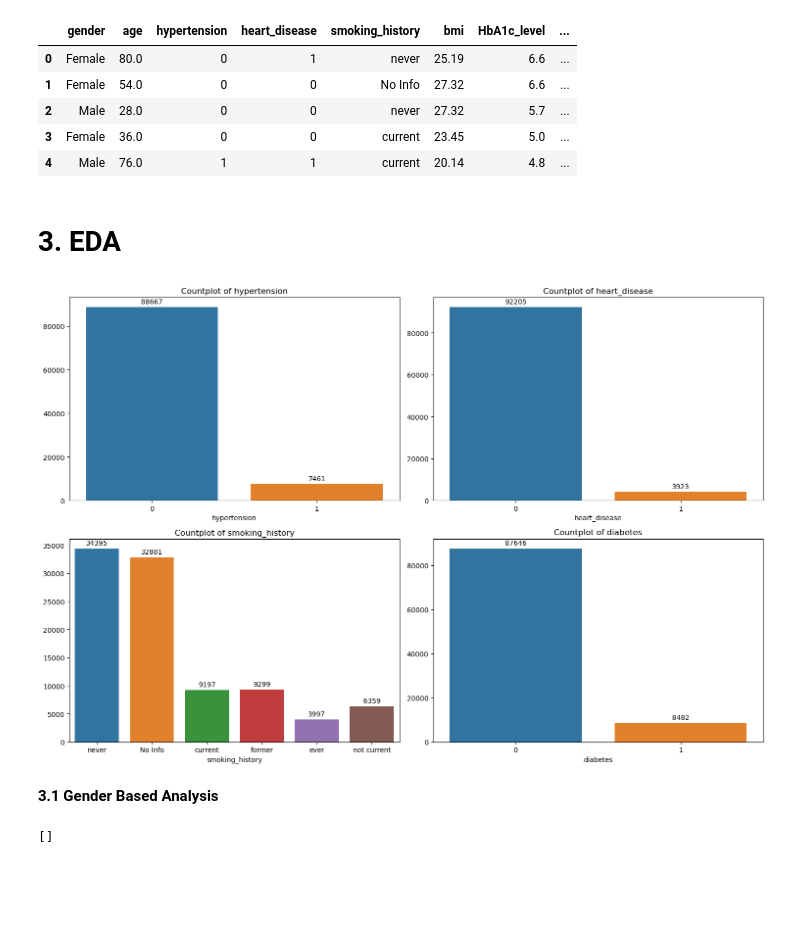
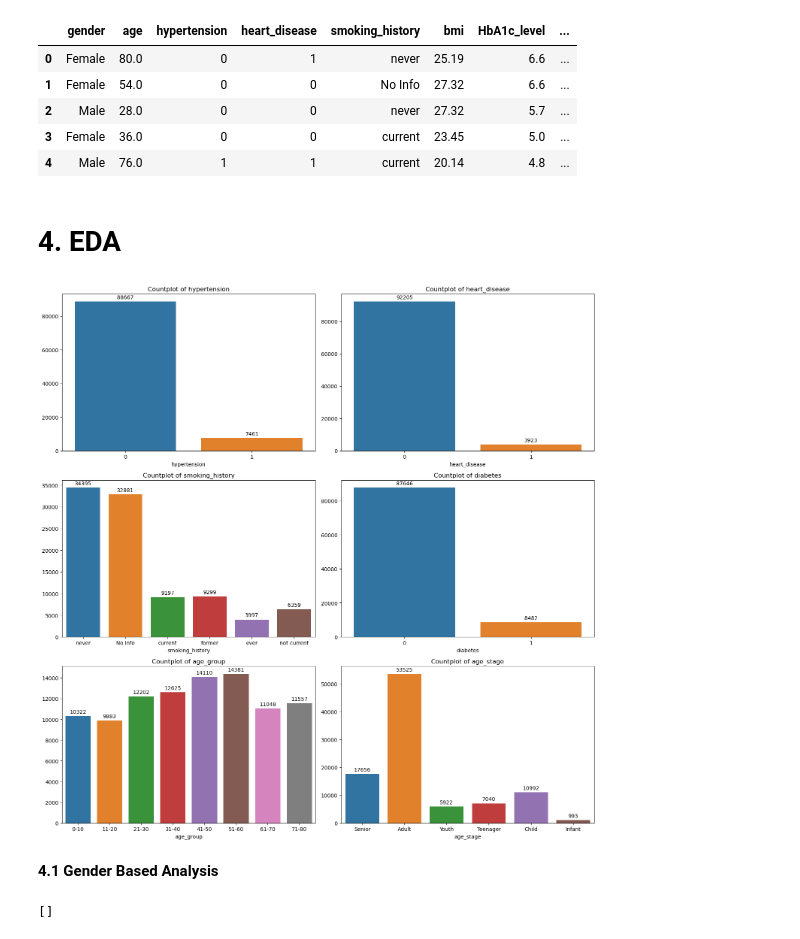
Before and after one commit to iktiyar/Practice-Project, a Jupyter notebook: Diabetes Prediction.ipynb, the cells around one changed output. Drawn from its saved outputs; the diff is of its cells as text; code cells hidden in the pictures; blank space fills up the shorter version.

```diff
--- a/Diabetes Prediction.ipynb
+++ b/Diabetes Prediction.ipynb
@@ -104,5 +104,5 @@ After remove duplicate records:
 # creating 10 years age groups
 bins =[0,10,20,30,40,50,60,70,80]
 labels = ['0-10','11-20','21-30','31-40','41-50','51-60','61-70','71-80']
-df['age group'] = pd.cut(df['age'],bins=bins,labels=labels,right=True)
+df['age_group'] = pd.cut(df['age'],bins=bins,labels=labels,right=True)
 # %%
@@ -130,32 +130,32 @@ df.head()
 | 3 | Female | 36.0 | 0 | 0 | current | 23.45 | 5.0 | ... |
 | 4 | Male | 76.0 | 1 | 1 | current | 20.14 | 4.8 | ... |
 # %% [markdown]
-# 3. EDA
+# 4. EDA
 # %%
 # features for  analysis
-features = ['hypertension', 'heart_disease', 'smoking_history','diabetes']
+features = ['hypertension', 'heart_disease', 'smoking_history','diabetes','age_group','age_stage']
 # plotting countplots
-fig,ax = plt.subplots(2,2,figsize=(15,10))
+fig,ax = plt.subplots(3,2,figsize=(15,15))
 for i in range(len(features)):
     rows = i//2
     cols = i%2
     sns.countplot(data=df,x=features[i],ax=ax[rows,cols])
     # Annotating count values on top of each bar in the count plot
     for p in ax[rows,cols].patches:
         ax[rows,cols].annotate(format(p.get_height(),'.0f'),
                       (p.get_x()+ p.get_width()/2.,p.get_height()),
                       ha='center',va='center',
                       xytext = (0,8),
                       textcoords = 'offset points')
     # setting title for each plot
     ax[rows,cols].set_title(f'Countplot of {features[i]}')
     ax[rows,cols].set_ylabel("")
 plt.tight_layout()
 plt.show()
 # %% [output]
-[figure, old version]
+[figure, new version]
 # %% [markdown]
-**3.1 Gender Based Analysis**
+**4.1 Gender Based Analysis**
 # %%
 # count of each gender category
 gender_counts = df['gender'].value_counts(normalize=True) * 100
```
Also changed, not shown: parts of 5 cells of this notebook.
